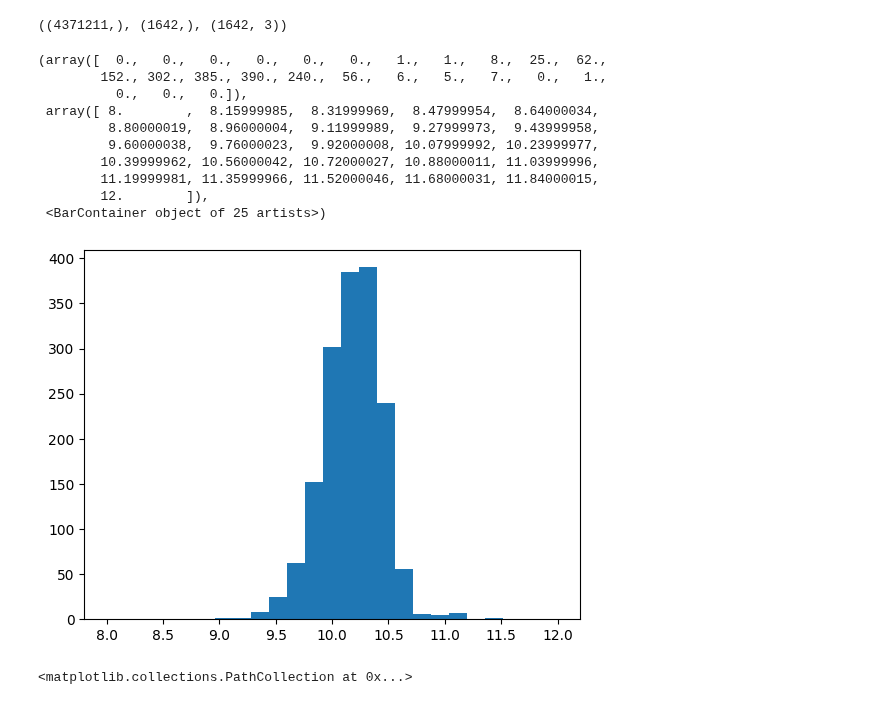
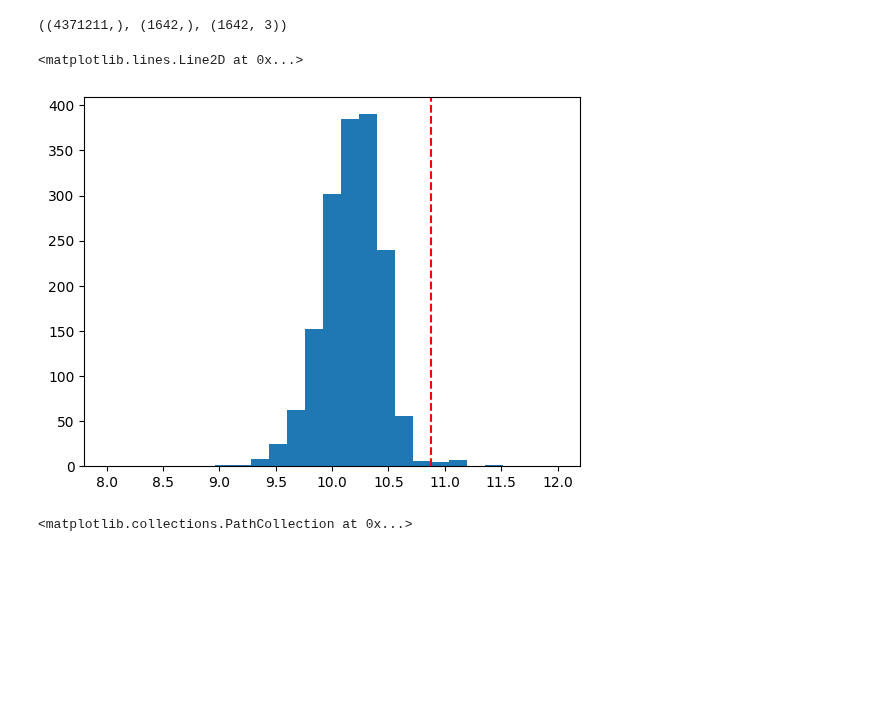
Before and after one commit to ismael-mendoza/nbody-relaxed, a Jupyter notebook: notebooks/wip/tng5.ipynb, the cells around one changed output. Cells and saved outputs as stored; diff of their text form; code cells hidden in the pictures; blank space fills up the shorter version.

```diff
--- a/notebooks/wip/tng5.ipynb
+++ b/notebooks/wip/tng5.ipynb
@@ -40,6 +40,8 @@ mah_dmo = []
 mah_bar = []
 dmo_id = []
 bar_id = []
+dmo_is_sub = []
+bar_is_sub = []
 
 for ii in tqdm(range(len(tbar))):
     match = matches[ii]
@@ -58,6 +60,10 @@ for ii in tqdm(range(len(tbar))):
         dmo_subfind_id = tdmo['subfind_id'][match, -1]
         bar_subfind_id = tbar['subfind_id'][ii, -1]
 
+        # extract whether halo is central or not (present)
+        dmo_is_sub_ii = tdmo['is_sub'][match, -1]
+        bar_is_sub_ii = tbar['is_sub'][ii, -1]
+
 
         # should also check if halo exists in present day
         mpeak_pre_dmo = np.log10(bdmo['mpeak_pre'][match])
@@ -71,6 +77,8 @@ for ii in tqdm(range(len(tbar))):
             mah_bar.append(bar_mah)
             dmo_id.append(dmo_subfind_id)
             bar_id.append(bar_subfind_id)
+            dmo_is_sub.append(dmo_is_sub_ii)
+            bar_is_sub.append(bar_is_sub_ii)
 # %%
 # stack them into arrays
 mah_dmo = np.concatenate([m.reshape(1, 100) for m in mah_dmo], axis=0)
@@ -156,7 +168,7 @@ from multicam.tng.utils import convert_tng_mass
 dm_subhalo_ids = []
 dm_subhalo_mass = []
 dm_subhalo_pos = []
-dm_central_ids = []
+# dm_central_ids = []
 
 count = 0
 
@@ -173,15 +185,16 @@ for ii in tqdm(range(0, 63)):
             for pos in f['Subhalo']['SubhaloPos']:
                 dm_subhalo_pos.append(pos)
 
-            if 'GroupFirstSub' in f['Group']:
-                for central_id in f['Group']['GroupFirstSub']:
-                    dm_central_ids.append(central_id)
+            # if 'GroupFirstSub' in f['Group']:
+            #     for central_id in f['Group']['GroupFirstSub']:
+            #         dm_central_ids.append(central_id)
 
 
 dm_subhalo_ids = np.array(dm_subhalo_ids)
 dm_subhalo_pos = np.array(dm_subhalo_pos)
 dm_subhalo_mass = convert_tng_mass(np.array(dm_subhalo_mass))
-dm_central_ids = np.array(dm_central_ids)
+# dm_central_ids = np.array(dm_central_ids)
 
-dm_subhalo_ids.shape, dm_subhalo_mass.shape, dm_subhalo_pos.shape, dm_central_ids.shape
+dm_subhalo_ids.shape, dm_subhalo_mass.shape, dm_subhalo_pos.shape,
+# dm_central_ids.shape
 # %% [output]
@@ -215,9 +228,9 @@ for ii in tqdm(range(0, 448)):
                 subhalo_pos.append(pos)
 
 
-            if 'GroupFirstSub' in f['Group']:
-                for central_id in f['Group']['GroupFirstSub']:
-                    central_ids.append(central_id)
+            # if 'GroupFirstSub' in f['Group']:
+            #     for central_id in f['Group']['GroupFirstSub']:
+            #         central_ids.append(central_id)
 
 subhalo_ids = np.array(subhalo_ids)
 subhalo_pos = np.array(subhalo_pos)
@@ -225,5 +238,6 @@ central_ids = np.array(central_ids)
 subhalo_mass = convert_tng_mass(np.array(subhalo_mass))
 stellar_mass = convert_tng_mass(np.array(stellar_mass))
 
-subhalo_ids.shape, subhalo_mass.shape, stellar_mass.shape, subhalo_pos.shape, central_ids.shape
+subhalo_ids.shape, subhalo_mass.shape, stellar_mass.shape, subhalo_pos.shape,
+# central_ids.shape
 # %% [output]
@@ -249,20 +261,13 @@ subhalo_pos_matched = subhalo_pos[match1] / 1e3 #ckpc/h -> cMpc/h
 match1.shape, subhalo_mass_matched.shape, subhalo_pos_matched.shape
 # %% [output]
 ((4371211,), (1642,), (1642, 3))
-# %%
-plt.hist(stellar_mass_matched, bins=25, range=(8, 12))
-# %% [output]
-(array([  0.,   0.,   0.,   0.,   0.,   0.,   1.,   1.,   8.,  25.,  62.,
-        152., 302., 385., 390., 240.,  56.,   6.,   5.,   7.,   0.,   1.,
-          0.,   0.,   0.]),
- array([ 8.        ,  8.15999985,  8.31999969,  8.47999954,  8.64000034,
-         8.80000019,  8.96000004,  9.11999989,  9.27999973,  9.43999958,
-         9.60000038,  9.76000023,  9.92000008, 10.07999992, 10.23999977,
-        10.39999962, 10.56000042, 10.72000027, 10.88000011, 11.03999996,
-        11.19999981, 11.35999966, 11.52000046, 11.68000031, 11.84000015,
-        12.        ]),
- <BarContainer object of 25 artists>)
-[figure, removed]
+# %%
+from multicam.tng.utils import TNG_H
+plt.hist(stellar_mass_matched, bins=25, range=(8, 12))
+plt.axvline(np.log10(5.1 * 1e10 / TNG_H), c='r', linestyle='--') # boryana's cut (2020)
+# %% [output]
+<matplotlib.lines.Line2D at 0x...>
+[figure, added]
 # %%
 # should be the same!
 plt.plot([8, 14], [8, 14])
```
Also changed, not shown: parts of 8 cells of this notebook.
